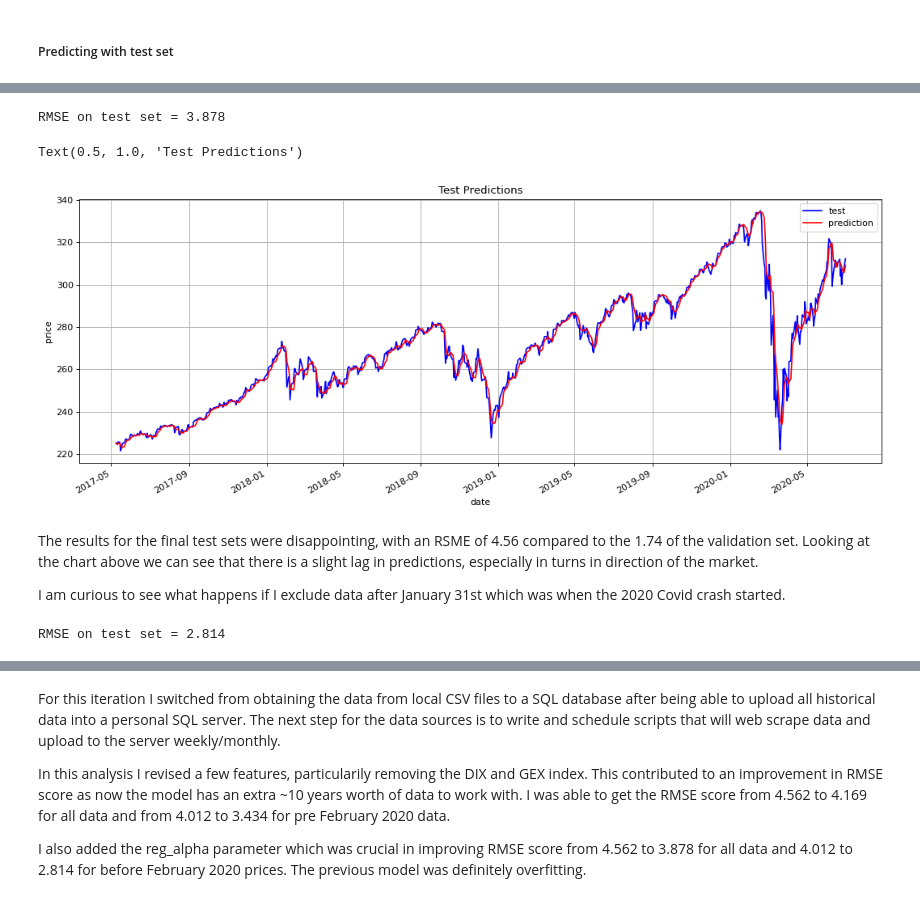
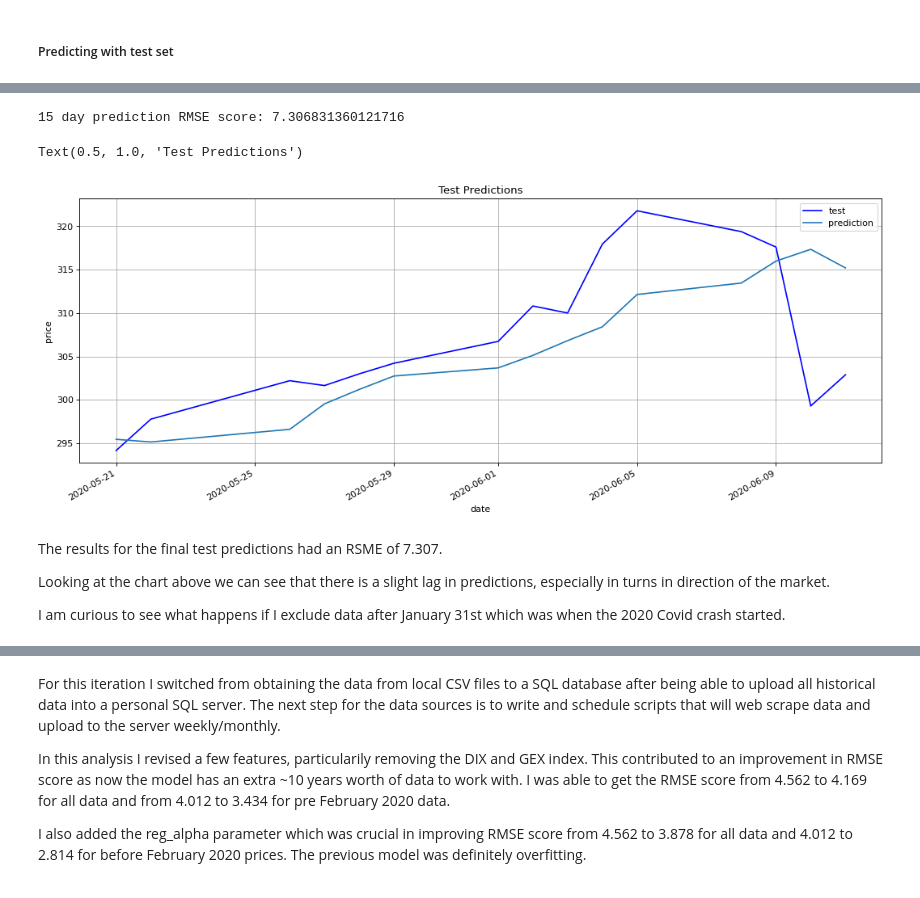
Before and after one commit to terrill11/spy_trend, a Jupyter notebook: models/multi_step_forecasting/spy_trend_direct.ipynb, the cells around one changed output, grey strips where cells are left out. Drawn from its saved outputs; the diff is of its cells as text; code cells hidden in the pictures.

Commit message:
finish 15 day predictions, started 30 day predictions

```diff
--- a/models/multi_step_forecasting/spy_trend_direct.ipynb
+++ b/models/multi_step_forecasting/spy_trend_direct.ipynb
@@ -185,13 +185,13 @@ To be used later to inverse scaled predictions. We will be adding a rolling mean
 Note: The goal is to project prices 30 days in advanced but we will start with 15 for now.
 # %%
 # number of days to project in the future
-days_to_predict = 15
+days_to_predict = 30
 
 for i in range(1, days_to_predict+1):
     main_df[f'target_SPY_{i}d'] = main_df['SPY'].shift(-i)
     main_df[f'SPY_mean_{i}d'] = main_df[f'target_SPY_{i}d'].rolling(window=5, min_periods=1).mean()
     main_df[f'SPY_std_{i}d'] = main_df[f'target_SPY_{i}d'].rolling(window=5, min_periods=1).std()
 
-main_df.drop(main_df.tail(15).index, inplace=True)
+main_df.drop(main_df.tail(days_to_predict).index, inplace=True)
 main_df.drop('SPY', axis=1, inplace=True)
 # %%
@@ -247,6 +246,7 @@ train = main_df.iloc[:train_size - days_to_predict - 1].copy()
 valid = main_df.iloc[train_size - days_to_predict - 1:train_size + valid_size - days_to_predict - 1].copy()
 train_valid = main_df.iloc[:train_size + valid_size - days_to_predict - 1].copy()
 test = main_df.iloc[-days_to_predict - 1].copy()
+actual_results = main_df.iloc[-days_to_predict:].copy()
 
 # set date ranges
 # train: 2004-09-29:2017-03-29
@@ -267,7 +267,10 @@ cols_to_normalize = ['SPY_Volume', 'QQQ', 'QQQ_Volume', 'IWM', 'IWM_Volume', 'TL
                      'USD_SEK', 'USD_SGD', 'XAU_USD', 'DXY', 'VIX', 'target_SPY_1d', 'target_SPY_2d',
                      'target_SPY_3d', 'target_SPY_4d', 'target_SPY_5d', 'target_SPY_6d', 'target_SPY_7d',
                      'target_SPY_8d', 'target_SPY_9d', 'target_SPY_10d', 'target_SPY_11d', 'target_SPY_12d',
-                     'target_SPY_13d', 'target_SPY_14d', 'target_SPY_15d']
+                     'target_SPY_13d', 'target_SPY_14d', 'target_SPY_15d', 'target_SPY_16d', 'target_SPY_17d',
+                     'target_SPY_18d', 'target_SPY_19d', 'target_SPY_20d', 'target_SPY_21d', 'target_SPY_22d',
+                     'target_SPY_23d', 'target_SPY_24d', 'target_SPY_25d', 'target_SPY_26d', 'target_SPY_27d',
+                     'target_SPY_28d', 'target_SPY_29d', 'target_SPY_30d']
 
 # cols_to_normalize = []
 # for i in main_df.columns:
@@ -299,7 +302,7 @@ train_valid_scaled.shape
 # need to remove any target columns as well as any mean/std calculated columns
 scaler_valid = StandardScaler()
 valid_scaled = scaler_valid.fit_transform(valid[cols_to_normalize].drop(valid.filter(regex='target').columns, axis=1))
-valid_scaled = pd.DataFrame(valid_scaled, columns=cols_to_normalize[:-15], index=valid.index)
+valid_scaled = pd.DataFrame(valid_scaled, columns=cols_to_normalize[:-days_to_predict], index=valid.index)
 valid_scaled = valid_scaled.join(valid.loc[:, ~valid.columns.isin(cols_to_normalize)]
                                          .drop(valid.filter(regex='mean').columns, axis=1)
                                          .drop(valid.filter(regex='std').columns, axis=1))
@@ -594,36 +563,20 @@ plt.plot(results, y_test)
-# %%
-final_rmse, final_predict = train_xgb_model(X_train = X_train_valid_scaled,
-                                            y_train = y_train_valid_scaled,
-                                            X_test = X_test_scaled,
-                                            y_test = y_test,
-                                            mean = test['SPY_mean'],
-                                            std = test['SPY_std'],
-                                            n_estimators = new_n_estimators,
-                                            max_depth = new_max_depth,
-                                            learning_rate = new_learning_rate,
-                                            gamma = new_gamma,
-                                            min_child_weight = new_min_child_weight,
-                                            subsample = new_subsample,
-                                            colsample_bytree = new_colsample_bytree,
-                                            reg_alpha = new_reg_alpha,
-                                            random_state = 0)
-
-print("RMSE on test set = %0.3f" % final_rmse)
-#RMSE on test set = 3.878
-# %% [output]
-RMSE on test set = 3.878
+# %%
+rmse_score = math.sqrt(mean_squared_error(actual_results['target_SPY_1d'], test_results))
+print(f'15 day prediction RMSE score: {rmse_score}')
+# %% [output]
+15 day prediction RMSE score: 7.306831360121716
 # %%
+# plot the rmse results and the predictions/actual data
 plt.figure(figsize=(16, 6), dpi=80, facecolor='w')
 
-test_predict_df = pd.DataFrame({'predict': final_predict}, index=y_test.index)
-
-ax = y_test.plot(style='b', grid=True)
-ax = test_predict_df.plot(style='r', grid=True, ax=ax)
+ax = actual_results['target_SPY_1d'].plot(style='b', grid=True)
+# ax = test_results.plot(style='r', grid=True, ax=ax)
+ax1 = plt.plot(actual_results.index, test_results)
 
 ax.legend(['test', 'prediction'])
 ax.set_xlabel('date')
 ax.set_ylabel('price')
 ax.set_title('Test Predictions')
 # %% [output]
 Text(0.5, 1.0, 'Test Predictions')
-[figure, old version]
+[figure, new version]
@@ -630,27 +590,6 @@ Text(0.5, 1.0, 'Test Predictions')
 # %% [markdown]
-The results for the final test sets were disappointing, with an RSME of 4.56 compared to the 1.74 of the validation set. Looking at the chart above we can see that there is a slight lag in predictions, especially in turns in direction of the market.
+The results for the final test predictions had an RSME of 7.307.
+
+Looking at the chart above we can see that there is a slight lag in predictions, especially in turns in direction of the market.
 
 I am curious to see what happens if I exclude data after January 31st which was when the 2020 Covid crash started.
-# %%
-X_test_temp = X_test.loc[:'2020-02-01']
-y_test_temp = y_test.loc[:'2020-02-01']
-
-temp_rmse, temp_predict = train_xgb_model(X_train = X_train_valid_scaled,
-                                            y_train = y_train_valid_scaled,
-                                            X_test = X_test_temp,
-                                            y_test = y_test_temp,
-                                            mean = test.loc[:'2020-02-01']['SPY_mean'],
-                                            std = test.loc[:'2020-02-01']['SPY_std'],
-                                            n_estimators = new_n_estimators,
-                                            max_depth = new_max_depth,
-                                            learning_rate = new_learning_rate,
-                                            gamma = new_gamma,
-                                            min_child_weight = new_min_child_weight,
-                                            subsample = new_subsample,
-                                            colsample_bytree = new_colsample_bytree,
-                                            reg_alpha = new_reg_alpha,
-                                            random_state = 0)
-
-print("RMSE on test set = %0.3f" % temp_rmse)
-# %% [output]
-RMSE on test set = 2.814
```
Also changed, not shown: parts of 15 cells of this notebook.
